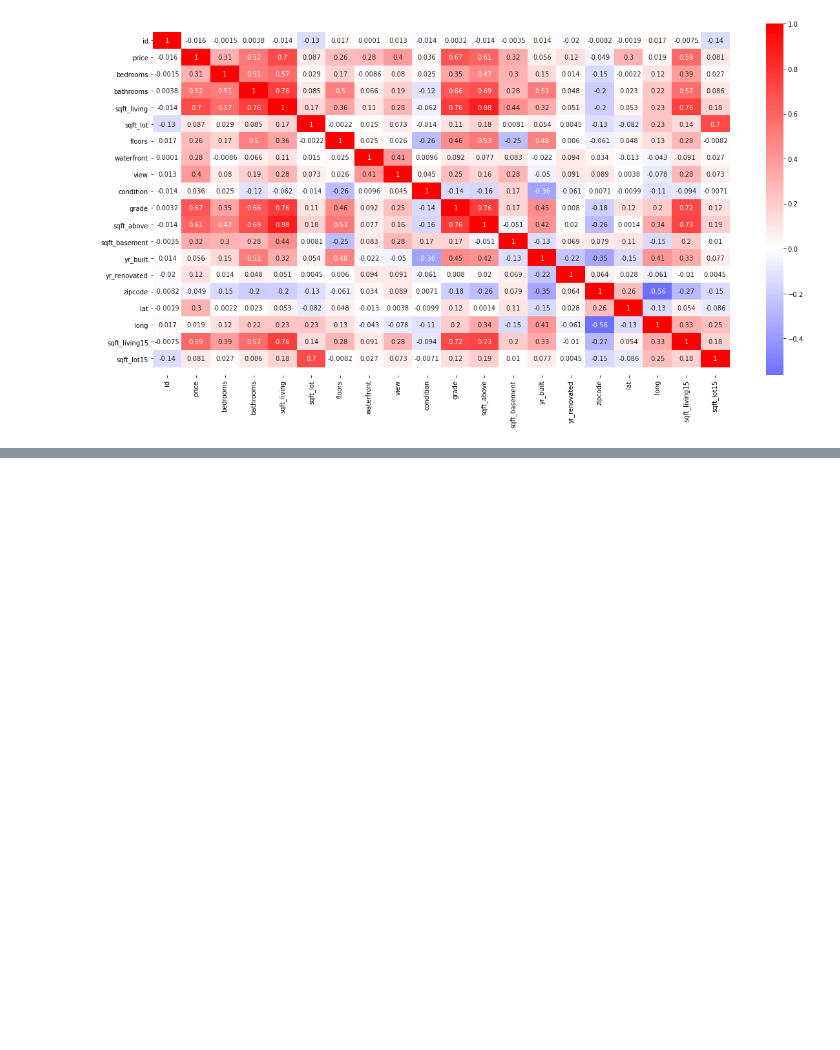
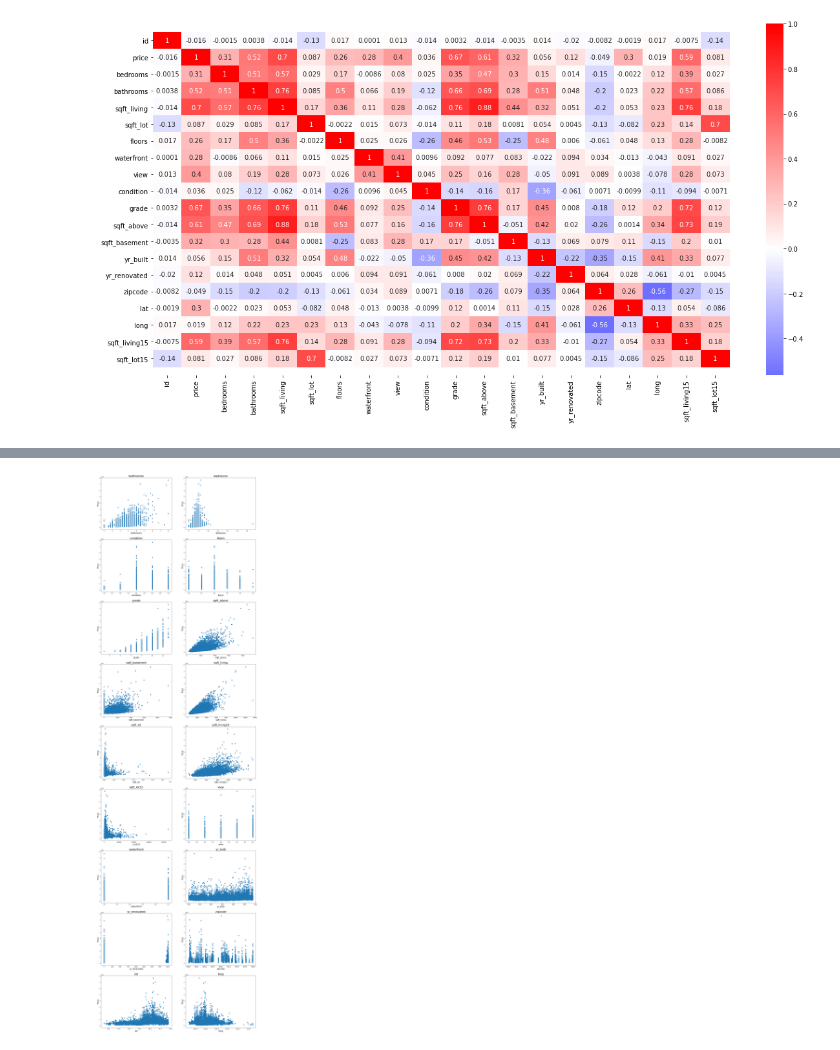
Before and after one commit to raizelistaken/Housing_Prices_KC, a Jupyter notebook: Raizel_Bernstein_Housing_Prices_Kings_County.ipynb, the cells around one changed output, grey strips where cells are left out. Cells and saved outputs as stored; diff of their text form; code cells hidden in the pictures; blank space fills up the shorter version.

```diff
--- a/Raizel_Bernstein_Housing_Prices_Kings_County.ipynb
+++ b/Raizel_Bernstein_Housing_Prices_Kings_County.ipynb
@@ -75,0 +138,86 @@ plt.show()
+# %%
+#scatter plot to see all the columns correlation with the price column
+
+fig , axes = plt.subplots(9,2, figsize = (22,80))
+
+axes[0][0].scatter(df['bathrooms'], df['price'])
+axes[0][1].scatter(df['bedrooms'], df['price'])
+axes[1][0].scatter(df['condition'], df['price'])
+axes[1][1].scatter(df['floors'], df['price'])
+axes[2][0].scatter(df['grade'], df['price'])
+axes[2][1].scatter(df['sqft_above'], df['price'])
+axes[3][0].scatter(df['sqft_basement'], df['price'])
+axes[3][1].scatter(df['sqft_living'], df['price'])
+axes[4][0].scatter(df['sqft_lot'], df['price'])
+axes[4][1].scatter(df['sqft_living15'], df['price'])
+axes[5][0].scatter(df['sqft_lot15'], df['price'])
+axes[5][1].scatter(df['view'], df['price'])
+axes[6][0].scatter(df['waterfront'], df['price'])
+axes[6][1].scatter(df['yr_built'], df['price'])
+axes[7][0].scatter(df['yr_renovated'], df['price'])
+axes[7][1].scatter(df['zipcode'], df['price'])
+axes[8][0].scatter(df['lat'], df['price'])
+axes[8][1].scatter(df['long'], df['price'])
+
+plt.subplots_adjust(hspace = .2)
+
+axes[0][0].set_title('bathrooms', fontsize = 22)
+axes[0][1].set_title('bedrooms', fontsize = 22)
+axes[1][0].set_title('condition', fontsize = 22)
+axes[1][1].set_title('floors', fontsize = 22)
+axes[2][0].set_title('grade', fontsize = 22)
+axes[2][1].set_title('sqft_above', fontsize = 22)
+axes[3][0].set_title('sqft_basement', fontsize = 22)
+axes[3][1].set_title('sqft_living', fontsize = 22)
+axes[4][0].set_title('sqft_lot', fontsize = 22)
+axes[4][1].set_title('sqft_living15', fontsize = 22)
+axes[5][0].set_title('sqft_lot15', fontsize = 22)
+axes[5][1].set_title('view', fontsize = 22)
+axes[6][0].set_title('waterfront', fontsize = 22)
+axes[6][1].set_title('yr_built', fontsize = 22)
+axes[7][0].set_title('yr_renovated', fontsize = 22)
+axes[7][1].set_title('zipcode', fontsize = 22)
+axes[8][0].set_title('lat', fontsize = 22)
+axes[8][1].set_title('long', fontsize = 22)
+
+axes[0][0].set_ylabel('Price', fontsize = 16)
+axes[0][1].set_ylabel('Price', fontsize = 16)
+axes[1][0].set_ylabel('Price', fontsize = 16)
+axes[1][1].set_ylabel('Price', fontsize = 16)
+axes[2][0].set_ylabel('Price', fontsize = 16)
+axes[2][1].set_ylabel('Price', fontsize = 16)
+axes[3][0].set_ylabel('Price', fontsize = 16)
+axes[3][1].set_ylabel('Price', fontsize = 16)
+axes[4][0].set_ylabel('Price', fontsize = 16)
+axes[4][1].set_ylabel('Price', fontsize = 16)
+axes[5][0].set_ylabel('Price', fontsize = 16)
+axes[5][1].set_ylabel('Price', fontsize = 16)
+axes[6][0].set_ylabel('Price', fontsize = 16)
+axes[6][1].set_ylabel('Price', fontsize = 16)
+axes[7][0].set_ylabel('Price', fontsize = 16)
+axes[7][1].set_ylabel('Price', fontsize = 16)
+axes[8][0].set_ylabel('Price', fontsize = 16)
+axes[8][1].set_ylabel('Price', fontsize = 16)
+
+axes[0][0].set_xlabel('bathrooms', fontsize = 16)
+axes[0][1].set_xlabel('bedrooms', fontsize = 16)
+axes[1][0].set_xlabel('condition', fontsize = 16)
+axes[1][1].set_xlabel('floors', fontsize = 16)
+axes[2][0].set_xlabel('grade', fontsize = 16)
+axes[2][1].set_xlabel('sqft_above', fontsize = 16)
+axes[3][0].set_xlabel('sqft_basement', fontsize = 16)
+axes[3][1].set_xlabel('sqft_living', fontsize = 16)
+axes[4][0].set_xlabel('sqft_lot', fontsize = 16)
+axes[4][1].set_xlabel('sqft_living15', fontsize = 16)
+axes[5][0].set_xlabel('v_lot15', fontsize = 16)
+axes[5][1].set_xlabel('view', fontsize = 16)
+axes[6][0].set_xlabel('waterfront', fontsize = 16)
+axes[6][1].set_xlabel('yr_built', fontsize = 16)
+axes[7][0].set_xlabel('yr_renovated', fontsize = 16)
+axes[7][1].set_xlabel('zipcode', fontsize = 16)
+axes[8][0].set_xlabel('lat', fontsize = 16)
+axes[8][1].set_xlabel('long', fontsize = 16)
+
+plt.savefig('scatter_plots')
+# %% [output]
+[figure, added]
```
Also changed, not shown: parts of 1 cell of this notebook, 2 other files.
